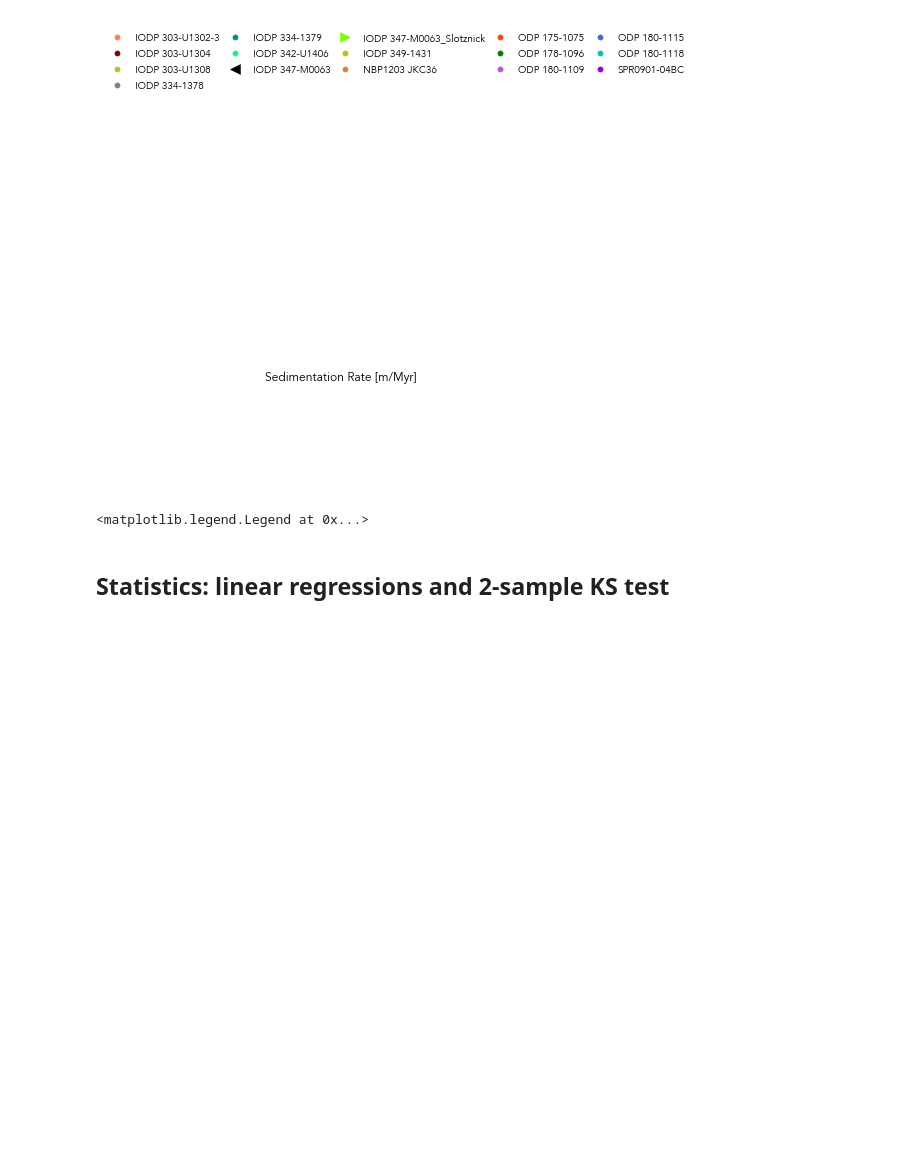
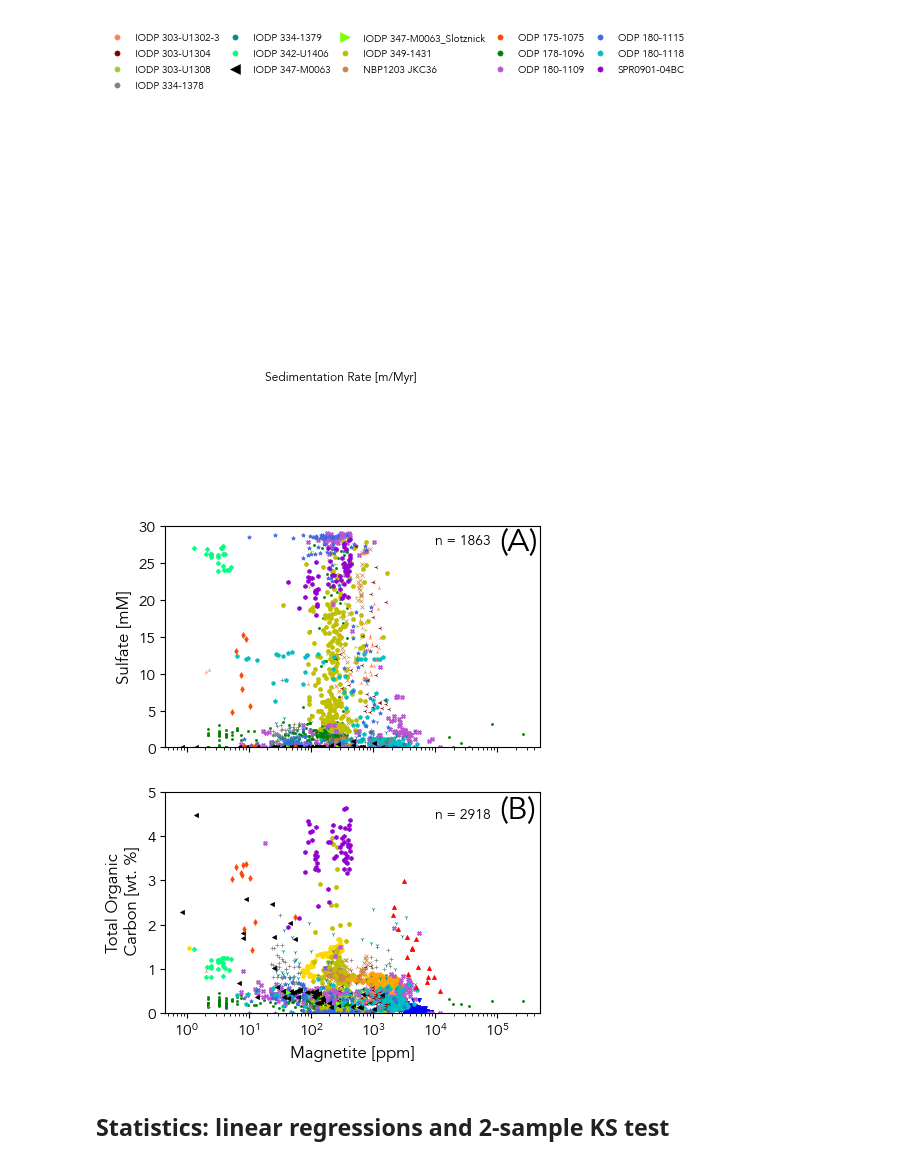
Before and after one commit to jackk9901/magnetite-preservation, a Jupyter notebook: code/compilation_plots.ipynb, the cells around one changed output. Drawn from its saved outputs; the diff is of its cells as text; code cells hidden in the pictures; blank space fills up the shorter version.

```diff
--- a/code/compilation_plots.ipynb
+++ b/code/compilation_plots.ipynb
@@ -48,9 +48,11 @@ depth_fig, depth_ax = plt.subplots()
 #sulf_fig, sulf_ax = plt.subplots() # comment out if doing combined figure
 iron_fig, iron_ax = plt.subplots()
 
-combined_fig, axs = plt.subplots(3,1,sharex="all")
+# for supplement, do subplots(3,1) to also hold TOC. For main text, subplots(2,1) for just sulfate and sed rate
+combined_fig, axs = plt.subplots(2,1,sharex="all")
 sulf_ax = axs[0] # comment out if doing individual figures
-toc_ax = axs[2] # comment out if doing individual figures
+#sed_ax = axs[1]
+toc_ax = axs[1] # comment out if doing individual figures
 
 # go through each sheet, plot all variables in the sheet
 # choose what list to iterate over depending on what plotting order you want
@@ -166,39 +164,46 @@ textfig.savefig("outputs/compilation/publication/sed rate text.pdf", bbox_inches
 # %%
 # edit and save combined figure (sulfate, sed rate, TOC)
 # labels, bounds, figure size
+sulf_ax.set_xscale("log")
 sulf_ax.set_ylabel("Sulfate [mM]", size=12)
 sulf_ax.set_ylim(0,30)
 sulf_ax.tick_params(labelsize=11)
-sed_ax.set_ylabel("Sedimentation Rate [m/Myr]", labelpad=0, size=12)
-sed_ax.tick_params(labelsize=11)
-sed_ax.set_ylim(0,10**4)
-toc_ax.set(xscale="log")
+# sed_ax.set_ylabel("Sedimentation Rate [m/Myr]", labelpad=0, size=12)
+# sed_ax.tick_params(labelsize=11)
+# sed_ax.set_ylim(0,10**4)
+# sed_ax.set_xlabel("Magnetite [ppm]", size=12)
+
+# previously, 4.83x9.5 for 3 stacked vertical plots as a 2 column figure in a 3 column layout
+combined_fig.set_size_inches(4.83,6.33)
+
+# number of points and a/b/c labels
+sulf_points = "n = " + str(num_points(sulf_ax))
+sulf_ax.text(10000, 27.5, sulf_points)
+sulf_ax.text(1.1*10**5, 26.75, "(A)", fontsize=23, fontweight='extra bold')
+# sed_points = "n = " + str(tot)
+# sed_ax.text(10000, 9100, sed_points)
+# sed_ax.text(1.1*10**5, 8900, "(B)", fontsize=23, fontweight='extra bold')
+
+# editing TOC axis -- only used in supplement
 toc_ax.set_xlabel("Magnetite [ppm]", size=12)
 toc_ax.set_ylabel("Total Organic\n Carbon [wt. %]", size=12)
 toc_ax.tick_params(labelsize=11)
 toc_ax.set_ylim(0,5) # cuts off one high outlier, mentioned in figure caption
-combined_fig.set_size_inches(4.83,9.5) # based on geology requirements for a 2 col figure in 3 col layout
-
-# number of points and a/b/c labels
-sulf_points = "n = " + str(num_points(sulf_ax))
-sulf_ax.text(10000, 27, sulf_points)
-sulf_ax.text(1.1*10**5, 26.5, "(A)", fontsize=23, fontweight='extra bold')
-sed_points = "n = " + str(tot)
-sed_ax.text(10000, 9000, sed_points)
-sed_ax.text(1.1*10**5, 8700, "(B)", fontsize=23, fontweight='extra bold')
 toc_points = "n = " + str(num_points(toc_ax))
 toc_ax.text(10000, 4.4, toc_points)
-toc_ax.text(1.1*10**5, 4.4, "(C)", fontsize=23, fontweight='extra bold')
+toc_ax.text(1.1*10**5, 4.4, "(B)", fontsize=23, fontweight='extra bold')
 
 # custom legend for sed rate subplot
 # parameter s in scatter function is marker size in points^2 (so s=100 implies 10 points)
 # marker size is determined by number of data points included in each plotted point
 # for a point that includes 30 data points, it's size is sqrt(30*scale)
 # where scale is a visibility scaling factor defined above
-legend_elements = [plt.Line2D([0],[0],marker='.',color='w', markerfacecolor='g',label="30 points",markersize=np.sqrt(30*scale)),plt.Line2D([0],[0],marker='.',color='w', markerfacecolor='g',label="60 points",markersize=np.sqrt(60*scale)),plt.Line2D([0],[0],marker='.',color='w', markerfacecolor='g',label="90 points",markersize=np.sqrt(90*scale))]
-sed_ax.legend(handles=legend_elements, loc="right", fontsize=11, labelspacing=0.6, borderpad=0.3, handletextpad=0.3)
+# legend_elements = [plt.Line2D([0],[0],marker='.',color='w', markerfacecolor='g',label="30 points",markersize=np.sqrt(30*scale)),plt.Line2D([0],[0],marker='.',color='w', markerfacecolor='g',label="60 points",markersize=np.sqrt(60*scale)),plt.Line2D([0],[0],marker='.',color='w', markerfacecolor='g',label="90 points",markersize=np.sqrt(90*scale))]
+# sed_ax.legend(handles=legend_elements, loc="upper left", fontsize=9, labelspacing=0.6, borderpad=0.3, handletextpad=0.3)
+
+combined_fig
 # %% [output]
-<matplotlib.legend.Legend at 0x...>
+[figure, added]
 # %%
 combined_fig.tight_layout()
 combined_fig.subplots_adjust(hspace=0.05)
```
Also changed, not shown: parts of 7 cells of this notebook, 17 other files.
